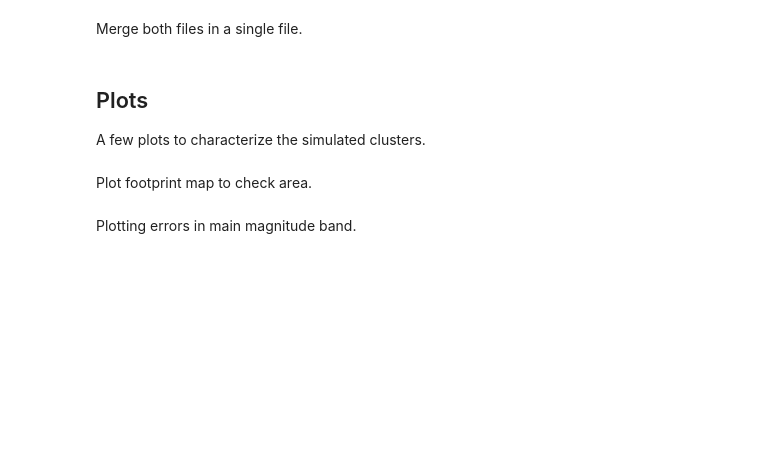
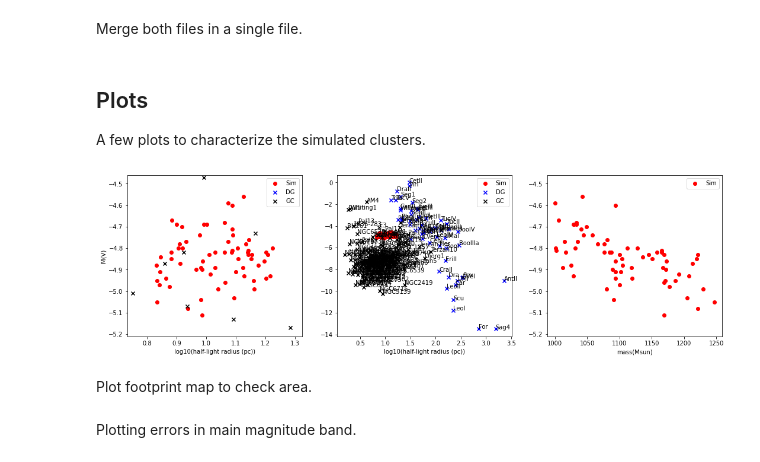
Before and after one commit to linea-it/ga_sim, a Jupyter notebook: ga_sim.ipynb, the cells around one changed output. Drawn from its saved outputs; the diff is of its cells as text; code cells hidden in the pictures; blank space fills up the shorter version.

Commit message:
Improving plots and adding more histograms.

```diff
--- a/ga_sim.ipynb
+++ b/ga_sim.ipynb
@@ -270,14 +280,16 @@ A few plots to characterize the simulated clusters.
 # %%
 from ga_sim.plot import (
     general_plots,
     plot_ftp,
     plots_ang_size,
     plots_ref,
     plot_err,
     plot_clusters_clean
 )
 
-general_plots(param['star_clusters_simulated'])
+general_plots(param['star_clusters_simulated'], param['output_plots'])
+# %% [output]
+[figure, added]
 # %% [markdown]
 Plot footprint map to check area.
 # %%
```
Also changed, not shown: parts of 9 cells of this notebook.
